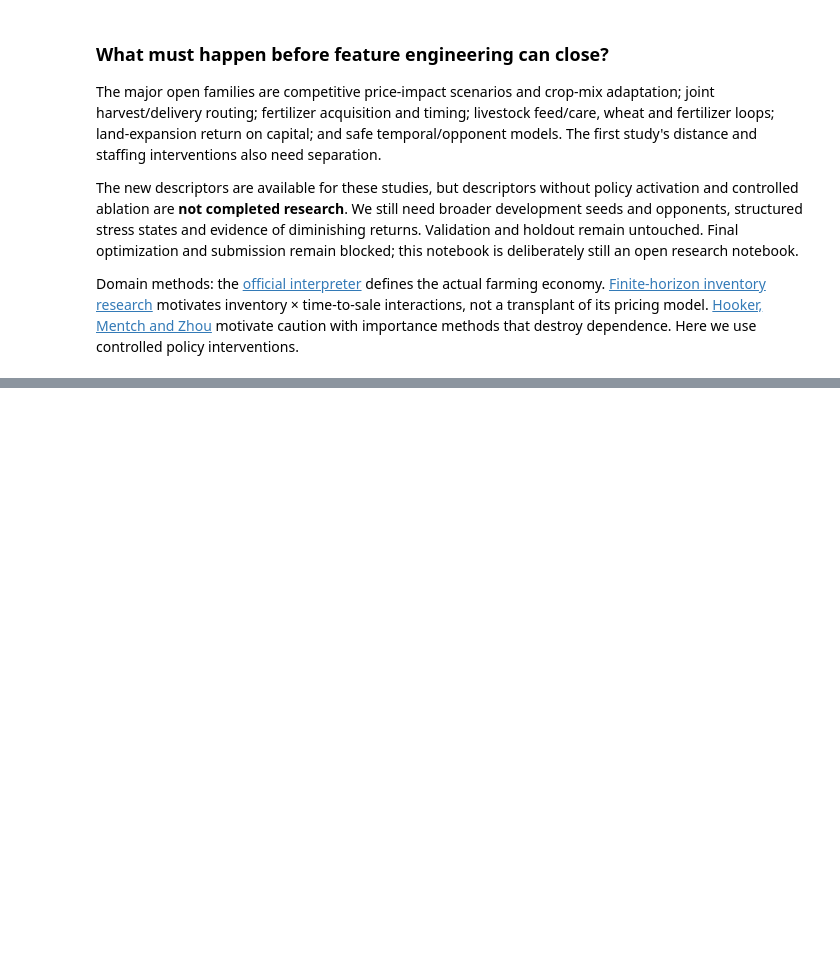
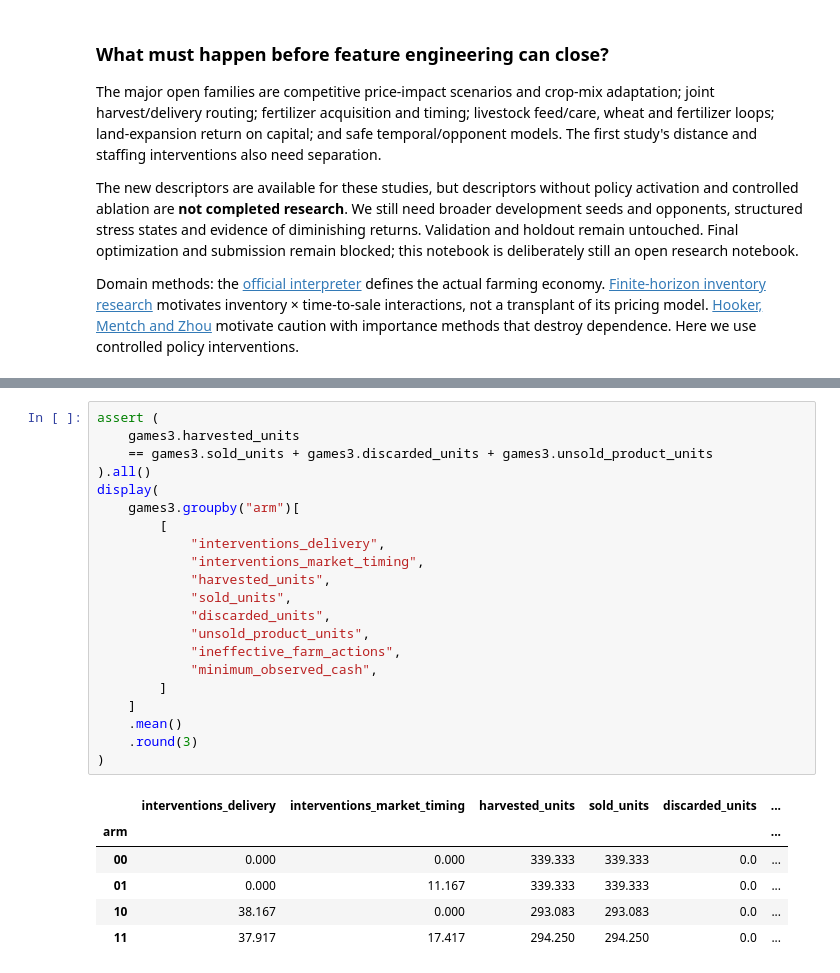
Before and after one commit to alvaromendizabal/kaggriculture, a Jupyter notebook: notebooks/02_feature_research.ipynb, the cells around one changed output, grey strips where cells are left out. Drawn from its saved outputs; the diff is of its cells as text; blank space fills up the shorter version.

```diff
--- a/notebooks/02_feature_research.ipynb
+++ b/notebooks/02_feature_research.ipynb
@@ -528,0 +641,28 @@ importance methods that destroy dependence. Here we use controlled policy interv
+# %%
+assert (
+    games3.harvested_units
+    == games3.sold_units + games3.discarded_units + games3.unsold_product_units
+).all()
+display(
+    games3.groupby("arm")[
+        [
+            "interventions_delivery",
+            "interventions_market_timing",
+            "harvested_units",
+            "sold_units",
+            "discarded_units",
+            "unsold_product_units",
+            "ineffective_farm_actions",
+            "minimum_observed_cash",
+        ]
+    ]
+    .mean()
+    .round(3)
+)
+# %% [output]
+|  | interventions_delivery | interventions_market_timing | harvested_units | sold_units | discarded_units | ... |
+| arm |  |  |  |  |  | ... |
+| 00 | 0.000 | 0.000 | 339.333 | 339.333 | 0.0 | ... |
+| 01 | 0.000 | 11.167 | 339.333 | 339.333 | 0.0 | ... |
+| 10 | 38.167 | 0.000 | 293.083 | 293.083 | 0.0 | ... |
+| 11 | 37.917 | 17.417 | 294.250 | 294.250 | 0.0 | ... |
```
Also changed, not shown: parts of 9 cells of this notebook, 31 other files.
